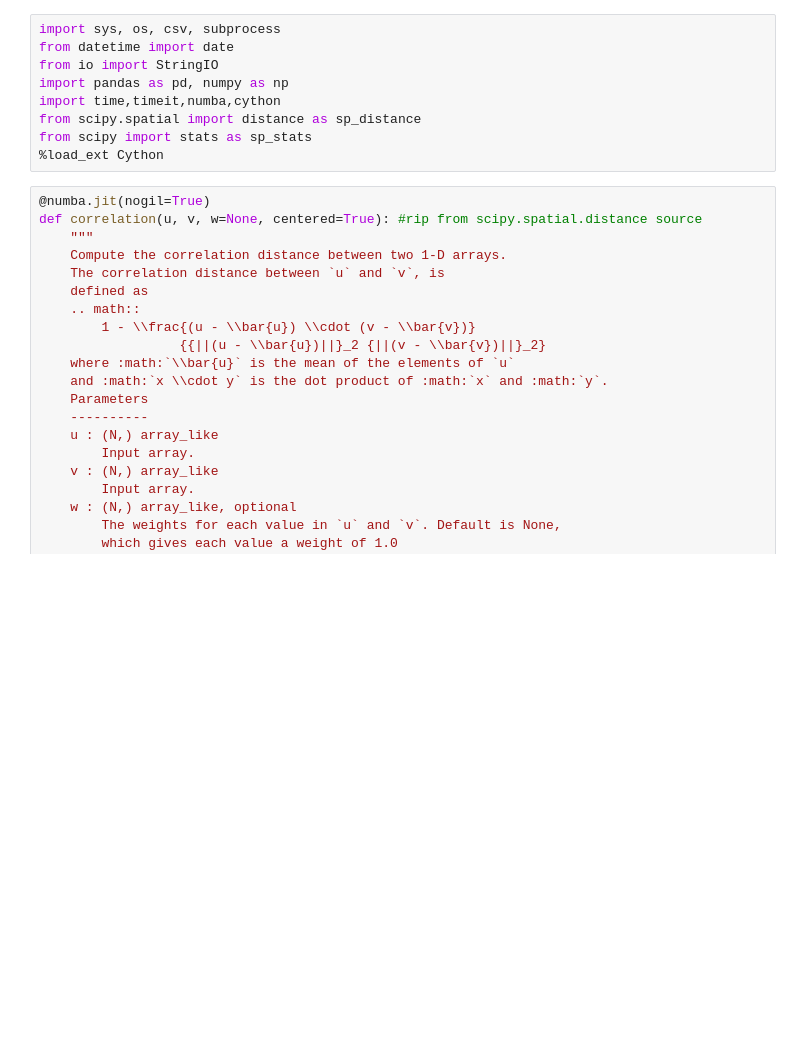
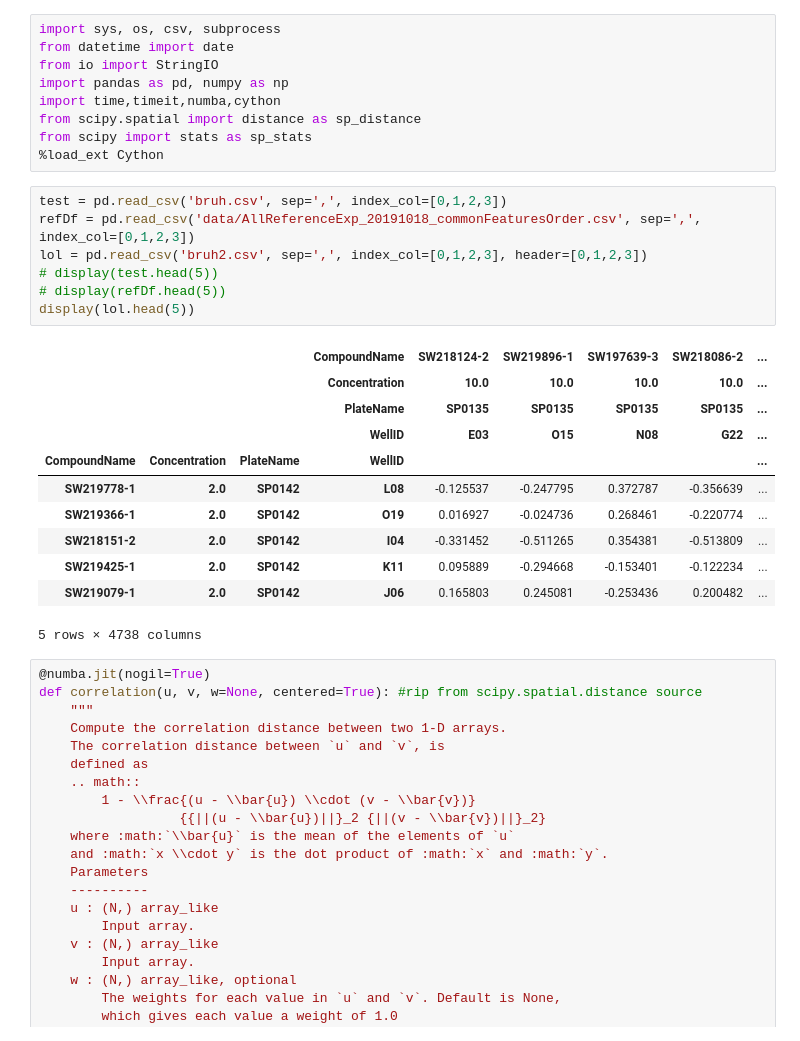
Before and after one commit to LokeyLab/FeatureReportGenerator, a Jupyter notebook: GenerateFeatReport_testing.ipynb, the cells around one changed output. Saved outputs shown, nothing was run; the diff lists cells and outputs as text; blank space fills up the shorter version.

```diff
--- a/GenerateFeatReport_testing.ipynb
+++ b/GenerateFeatReport_testing.ipynb
@@ -7,6 +7,25 @@ import time,timeit,numba,cython
 from scipy.spatial import distance as sp_distance
 from scipy import stats as sp_stats
 %load_ext Cython
+# %%
+test = pd.read_csv('bruh.csv', sep=',', index_col=[0,1,2,3])
+refDf = pd.read_csv('data/AllReferenceExp_20191018_commonFeaturesOrder.csv', sep=',', index_col=[0,1,2,3])
+lol = pd.read_csv('bruh2.csv', sep=',', index_col=[0,1,2,3], header=[0,1,2,3])
+# display(test.head(5))
+# display(refDf.head(5))
+display(lol.head(5))
+# %% [output]
+|  |  |  | CompoundName | SW218124-2 | SW219896-1 | SW197639-3 | SW218086-2 | ... |
+|  |  |  | Concentration | 10.0 | 10.0 | 10.0 | 10.0 | ... |
+|  |  |  | PlateName | SP0135 | SP0135 | SP0135 | SP0135 | ... |
+|  |  |  | WellID | E03 | O15 | N08 | G22 | ... |
+| CompoundName | Concentration | PlateName | WellID |  |  |  |  | ... |
+| SW219778-1 | 2.0 | SP0142 | L08 | -0.125537 | -0.247795 | 0.372787 | -0.356639 | ... |
+| SW219366-1 | 2.0 | SP0142 | O19 | 0.016927 | -0.024736 | 0.268461 | -0.220774 | ... |
+| SW218151-2 | 2.0 | SP0142 | I04 | -0.331452 | -0.511265 | 0.354381 | -0.513809 | ... |
+| SW219425-1 | 2.0 | SP0142 | K11 | 0.095889 | -0.294668 | -0.153401 | -0.122234 | ... |
+| SW219079-1 | 2.0 | SP0142 | J06 | 0.165803 | 0.245081 | -0.253436 | 0.200482 | ... |
+5 rows × 4738 columns
 # %%
 @numba.jit(nogil=True)
 def correlation(u, v, w=None, centered=True): #rip from scipy.spatial.distance source
```
Also changed, not shown: 2 other files.
